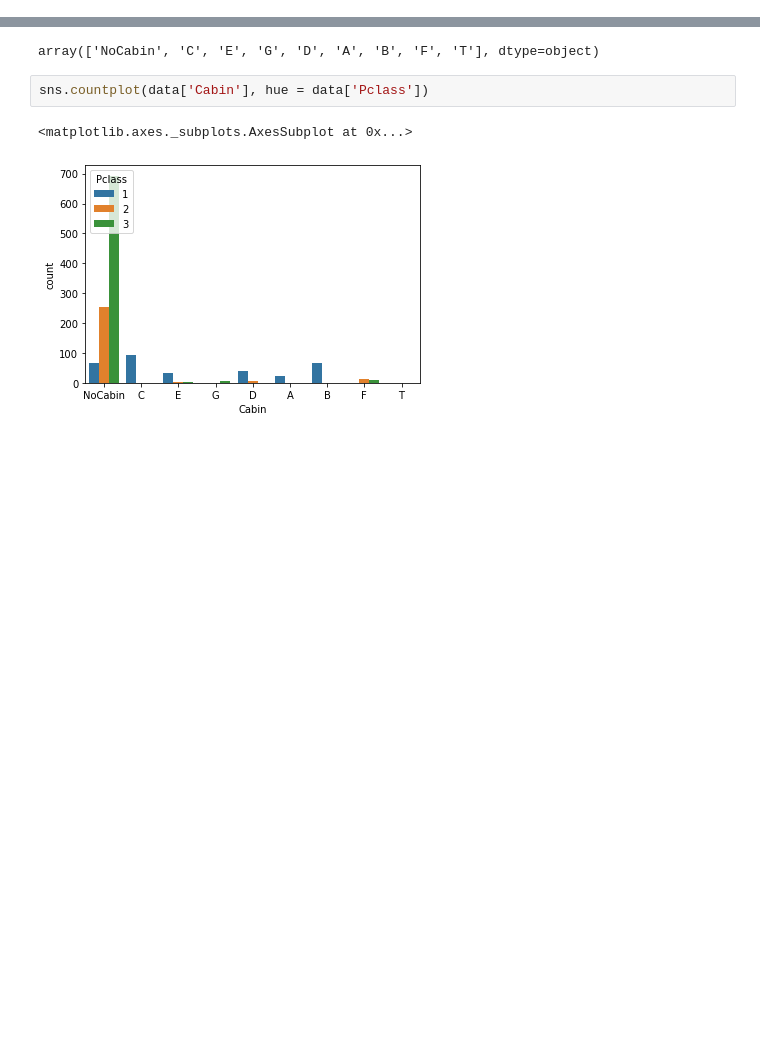
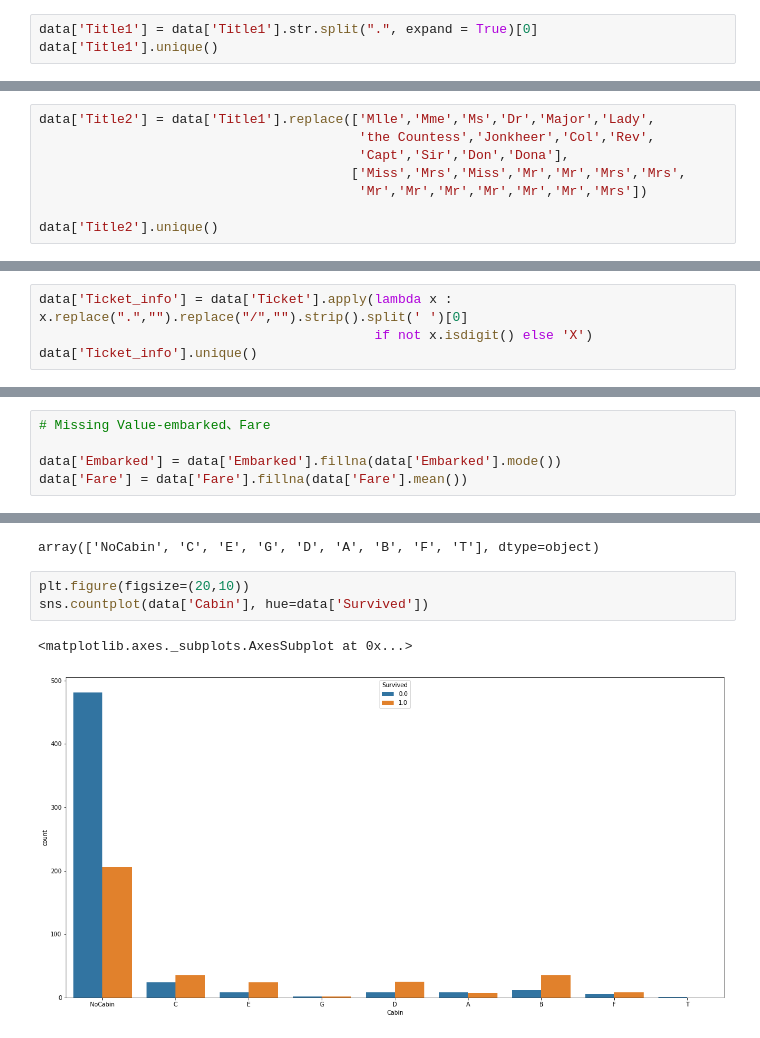
Before and after one commit to theryanlin/Kaggle-n-Practice, a Jupyter notebook: Titanic.ipynb, the cells around one changed output, grey strips where cells are left out. Saved outputs shown, nothing was run; the diff lists cells and outputs as text; blank space fills up the shorter version.

```diff
--- a/Titanic.ipynb
+++ b/Titanic.ipynb
@@ -301,0 +123,3 @@ plt.show()
+# %%
+data['Title1'] = data['Title1'].str.split(".", expand = True)[0]
+data['Title1'].unique()
@@ -301,0 +187,8 @@ plt.show()
+# %%
+data['Title2'] = data['Title1'].replace(['Mlle','Mme','Ms','Dr','Major','Lady',
+                                         'the Countess','Jonkheer','Col','Rev',
+                                         'Capt','Sir','Don','Dona'],
+                                        ['Miss','Mrs','Miss','Mr','Mr','Mrs','Mrs',
+                                         'Mr','Mr','Mr','Mr','Mr','Mr','Mrs'])
+
+data['Title2'].unique()
@@ -301,0 +239,4 @@ plt.show()
+# %%
+data['Ticket_info'] = data['Ticket'].apply(lambda x : x.replace(".","").replace("/","").strip().split(' ')[0]
+                                           if not x.isdigit() else 'X')
+data['Ticket_info'].unique()
@@ -301,0 +255,5 @@ plt.show()
+# %%
+# Missing Value-embarked、Fare
+
+data['Embarked'] = data['Embarked'].fillna(data['Embarked'].mode())
+data['Fare'] = data['Fare'].fillna(data['Fare'].mean())
@@ -305,7 +283,8 @@ data["Cabin"].unique()
 # %% [output]
 array(['NoCabin', 'C', 'E', 'G', 'D', 'A', 'B', 'F', 'T'], dtype=object)
 # %%
-sns.countplot(data['Cabin'], hue = data['Pclass'])
+plt.figure(figsize=(20,10))
+sns.countplot(data['Cabin'], hue=data['Survived'])
 # %% [output]
 <matplotlib.axes._subplots.AxesSubplot at 0x...>
-[figure, old version]
+[figure, new version]
```
Also changed, not shown: parts of 82 cells of this notebook, 4 other files.
